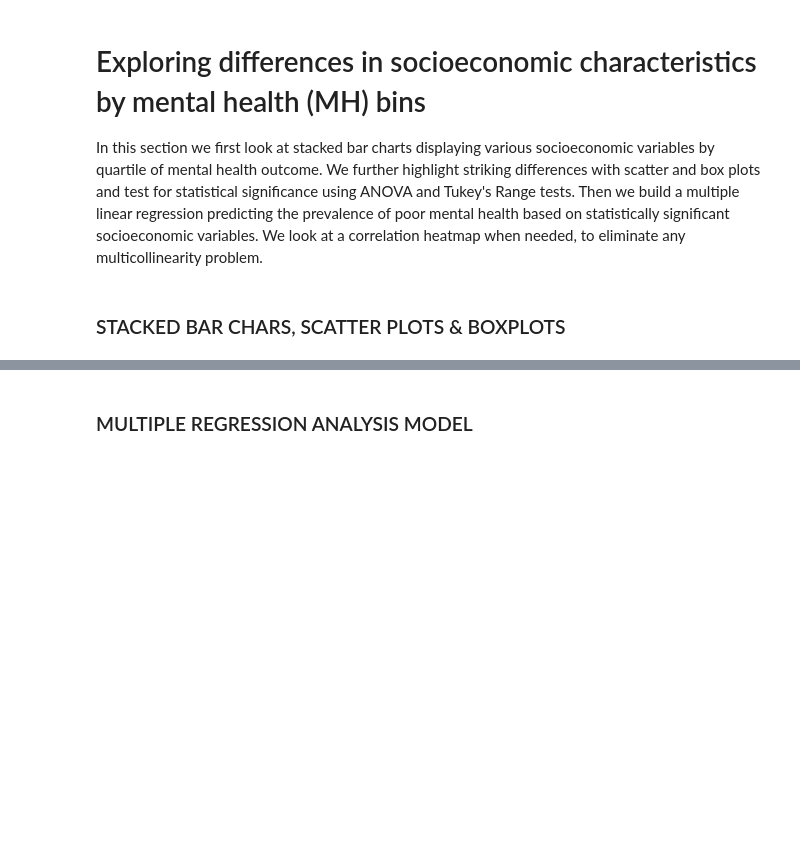
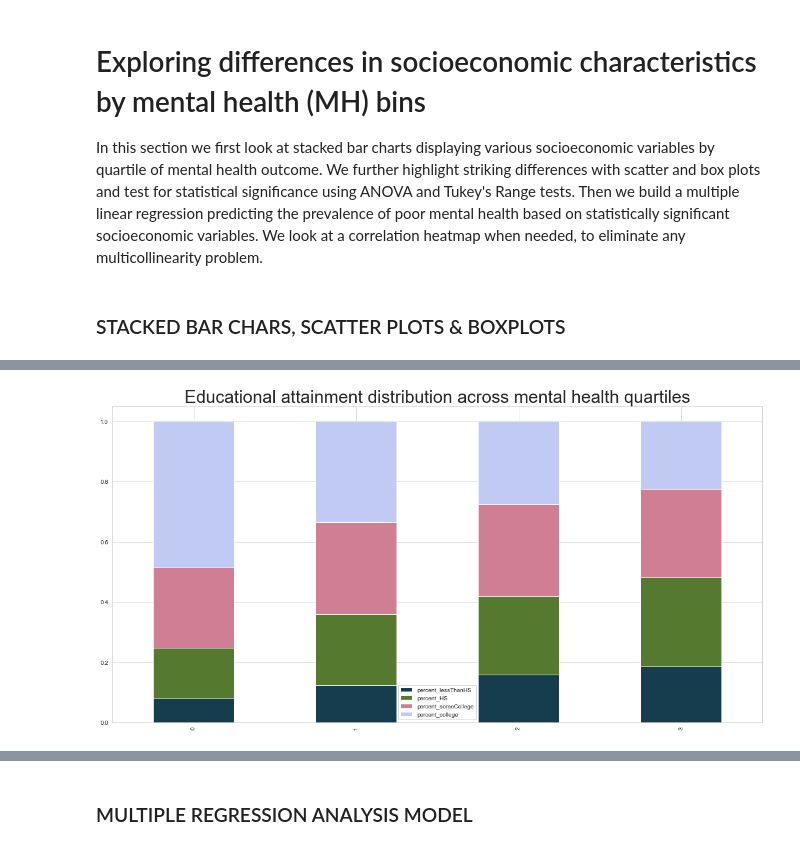
Before and after one commit to PetitsPoissons/Health_Project, a Jupyter notebook: MH_notebook_final_incl_Choropleth.ipynb, the cells around one changed output, grey strips where cells are left out. Cells and saved outputs as stored; diff of their text form; code cells hidden in the pictures; blank space fills up the shorter version.

```diff
--- a/MH_notebook_final_incl_Choropleth.ipynb
+++ b/MH_notebook_final_incl_Choropleth.ipynb
@@ -491,12 +691,15 @@ plt.show()
 # %%
 # Looking at educational attainment distribution across MH quantiles
 sns.set_style("whitegrid")
 sns.set_palette("cubehelix", 4)
 MH_groups = df.groupby(['quantile'])
 MH_education = MH_groups['percent_lessThanHS', 'percent_HS', 'percent_someCollege',
                          'percent_college'].mean().reset_index()
 MH_education.plot.bar(stacked=True, figsize=(20, 10))
+plt.title("Educational attainment distribution across mental health quartiles", size=30)
 plt.show()
+# %% [output]
+[figure, added]
 # %%
 anova_analysis(df, 'percent_lessThanHS')
 # %%
```
Also changed, not shown: parts of 52 cells of this notebook, 6 other files.
